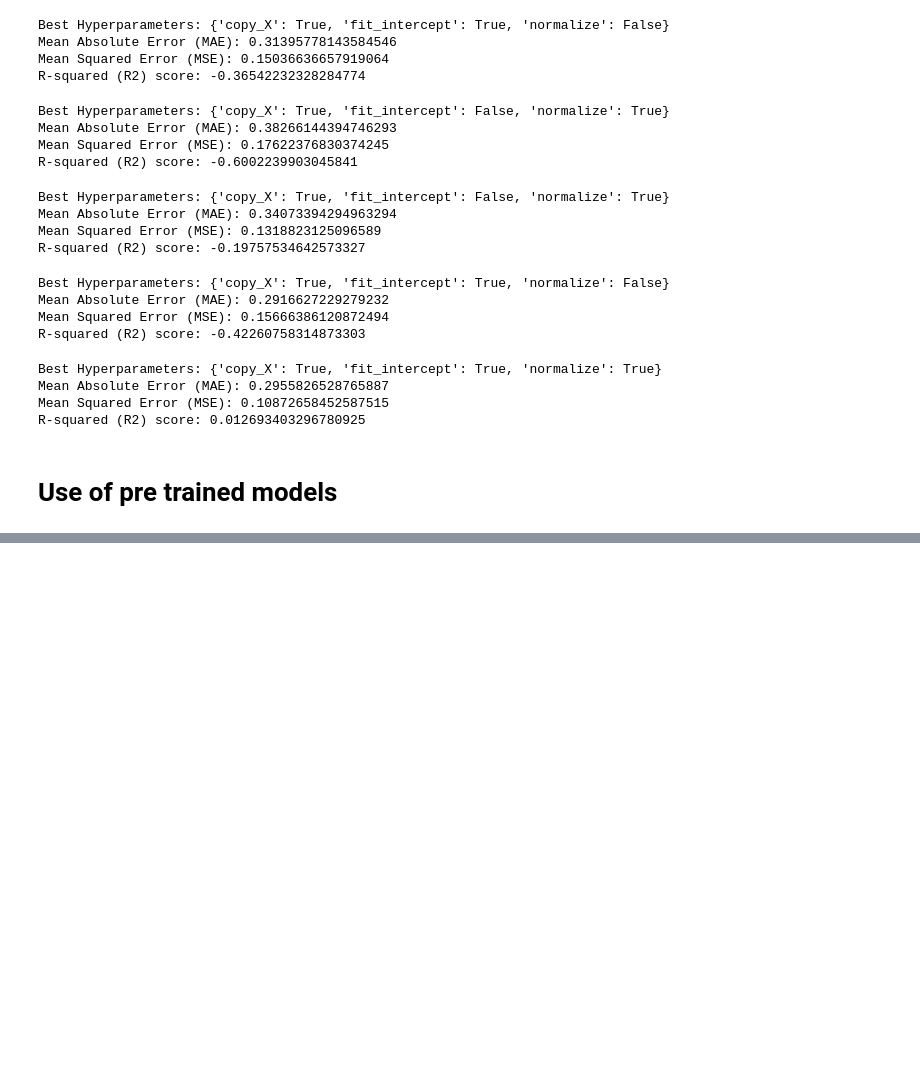
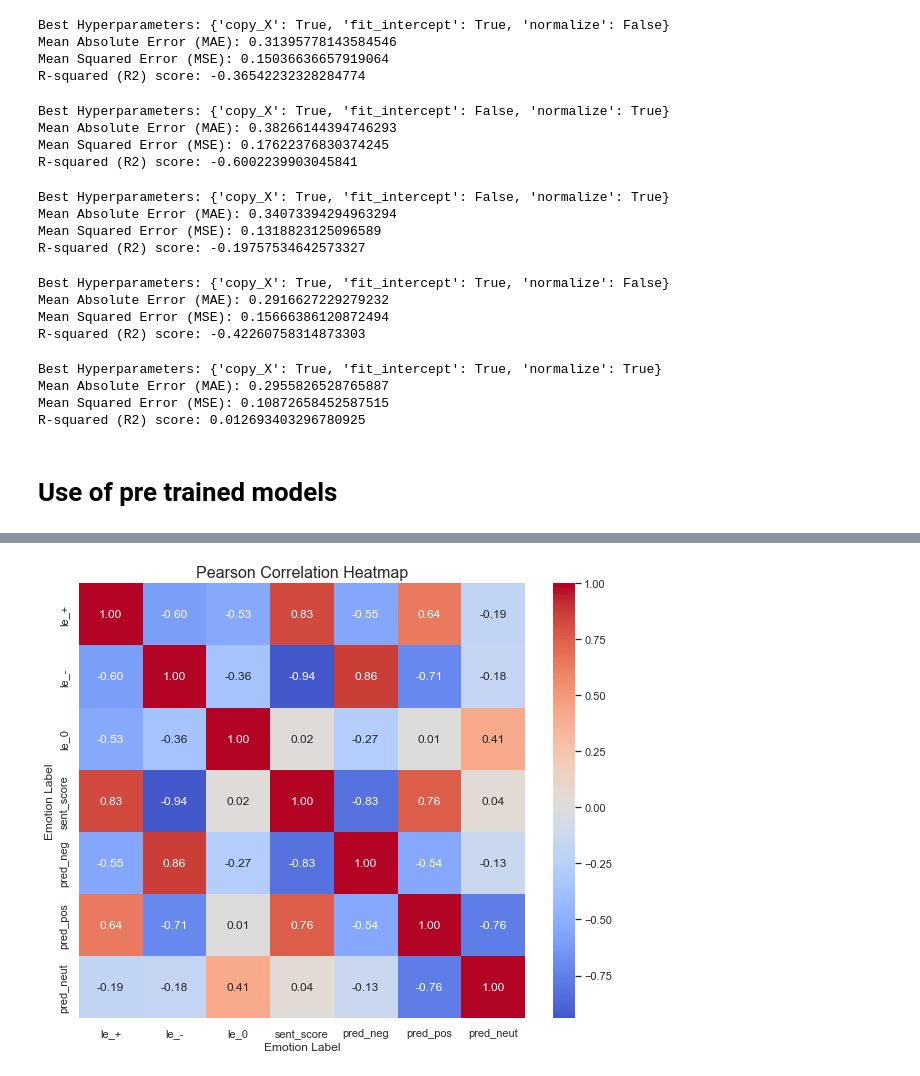
Before and after one commit to sba22224/Capstone_SBA22224, a Jupyter notebook: Code_Notebooks/Dimensional theory prediction optimisation.ipynb, the cells around one changed output, grey strips where cells are left out. Drawn from its saved outputs; the diff is of its cells as text; code cells hidden in the pictures; blank space fills up the shorter version.

```diff
--- a/Code_Notebooks/Dimensional theory prediction optimisation.ipynb
+++ b/Code_Notebooks/Dimensional theory prediction optimisation.ipynb
@@ -3893,0 +4113,20 @@ R-squared (R2) score: 0.012693403296780925
+# %%
+#Generate probabilities that represent the liklihood that an emoji is neutral
+
+#Load the pre-trained model and tokenizer
+model = AutoModelForSequenceClassification.from_pretrained("cardiffnlp/twitter-roberta-base-sentiment")
+tokenizer = AutoTokenizer.from_pretrained("cardiffnlp/twitter-roberta-base-sentiment")
+
+#Function to calculate probabilities for label 0
+def calculate_probabilities(text):
+    inputs = tokenizer(text, return_tensors="pt", padding=True, truncation=True)
+    outputs = model(**inputs)
+    logits = outputs.logits
+    probabilities = torch.softmax(logits, dim=1).squeeze().tolist()  # Apply softmax to calculate probabilities
+    return probabilities[1]  # Probability for label 0 (negative sentiment)
+
+# Generate probabilities and create 'pred_neg' column
+df_final_dim['pred_neut'] = df_final_dim['emoji'].apply(calculate_probabilities)
+
+# Print the updated DataFrame
+df_final_dim.head()
@@ -3893,0 +4141,26 @@ R-squared (R2) score: 0.012693403296780925
+# %%
+#Create a copy of the df containing only complete rows
+df_final_no_null = df_final_dim.dropna()
+
+#Create a list of cols to include in pearsons correlation plot
+cols = ['le_+', 'le_-', 'le_0', 'sent_score', 'pred_neg', 'pred_pos', 'pred_neut']
+
+#Calculate Pearson correlation coefficients
+correlation_matrix = df_final_dim[cols].corr(method='pearson')
+
+#Define heatmap design
+sns.set(style='white')
+plt.figure(figsize=(10, 8))
+
+#Create the heatmap
+sns.heatmap(correlation_matrix, annot=True, cmap='coolwarm', center=0, fmt=".2f")
+
+#Add title and labels
+plt.title("Pearson Correlation Heatmap", fontsize=16)
+plt.xlabel('Emotion Label', fontsize=12)
+plt.ylabel('Emotion Label', fontsize=12)
+
+#Show the plot
+plt.show()
+# %% [output]
+[figure, added]
```
Also changed, not shown: parts of 21 cells of this notebook.
